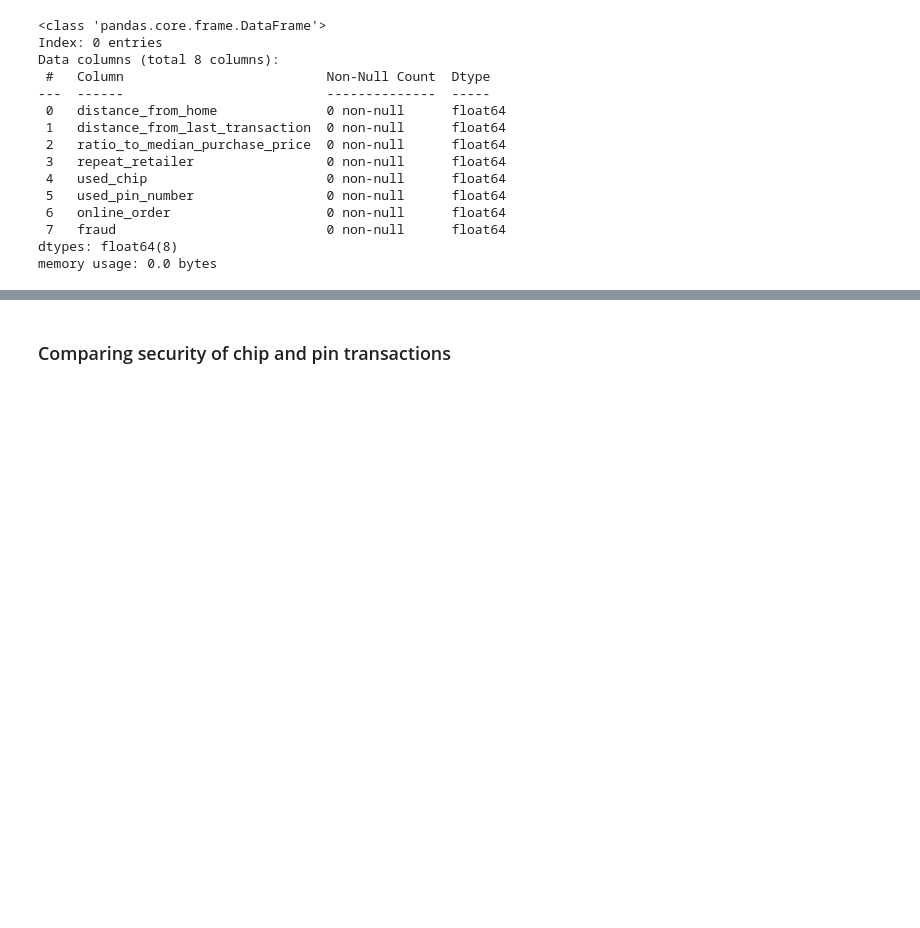
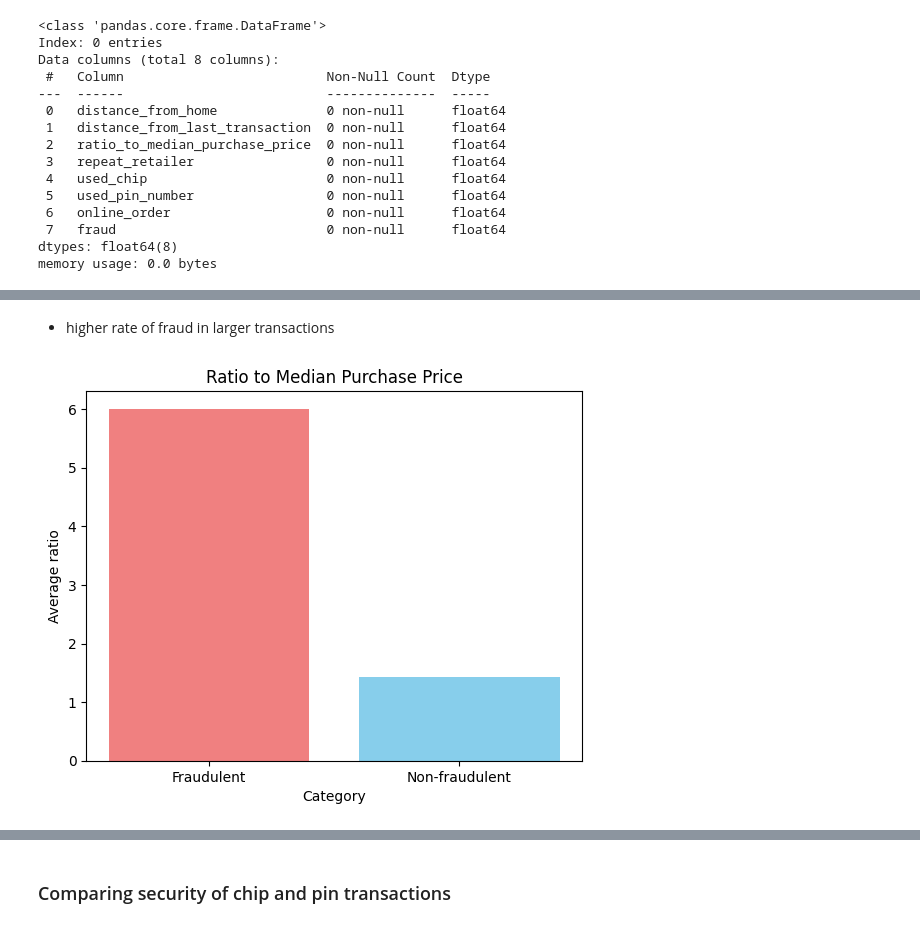
Before and after one commit to bkbugaj/credit-card-fraud-detection, a Jupyter notebook: credit-card-fraud-detection.ipynb, the cells around one changed output, grey strips where cells are left out. Saved outputs shown, nothing was run; the diff lists cells and outputs as text; code cells hidden in the pictures; blank space fills up the shorter version.

```diff
--- a/credit-card-fraud-detection.ipynb
+++ b/credit-card-fraud-detection.ipynb
@@ -121,0 +149,16 @@ memory usage: 0.0 bytes
+# %% [markdown]
+- higher rate of fraud in larger transactions
+# %%
+plt.bar(
+    ['Fraudulent',  'Non-fraudulent'],
+    [
+        df[df['fraud'] == 1].describe()['ratio_to_median_purchase_price']['mean'],
+        df[df['fraud'] == 0].describe()['ratio_to_median_purchase_price']['mean']
+    ],
+    color=['lightcoral', 'skyblue']
+)
+plt.title("Ratio to Median Purchase Price")
+plt.xlabel("Category")
+plt.ylabel("Average ratio to median purchase price");
+# %% [output]
+[figure, added]
```
Also changed, not shown: parts of 12 cells of this notebook.
